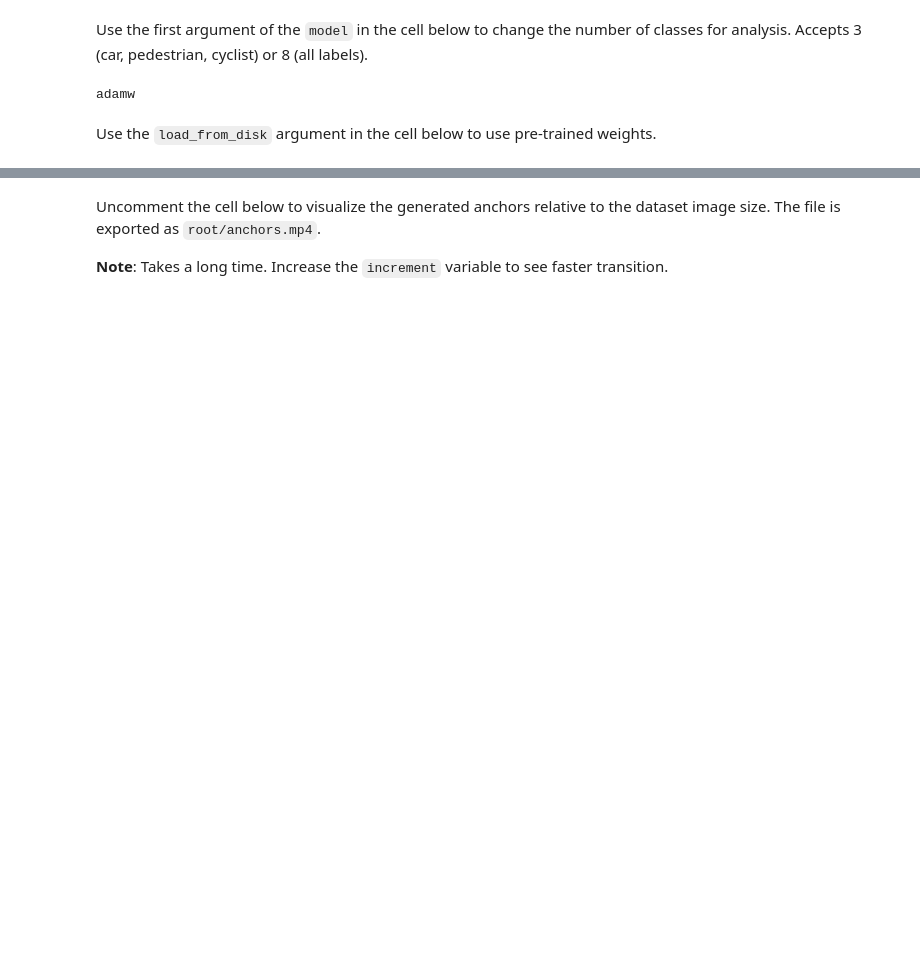
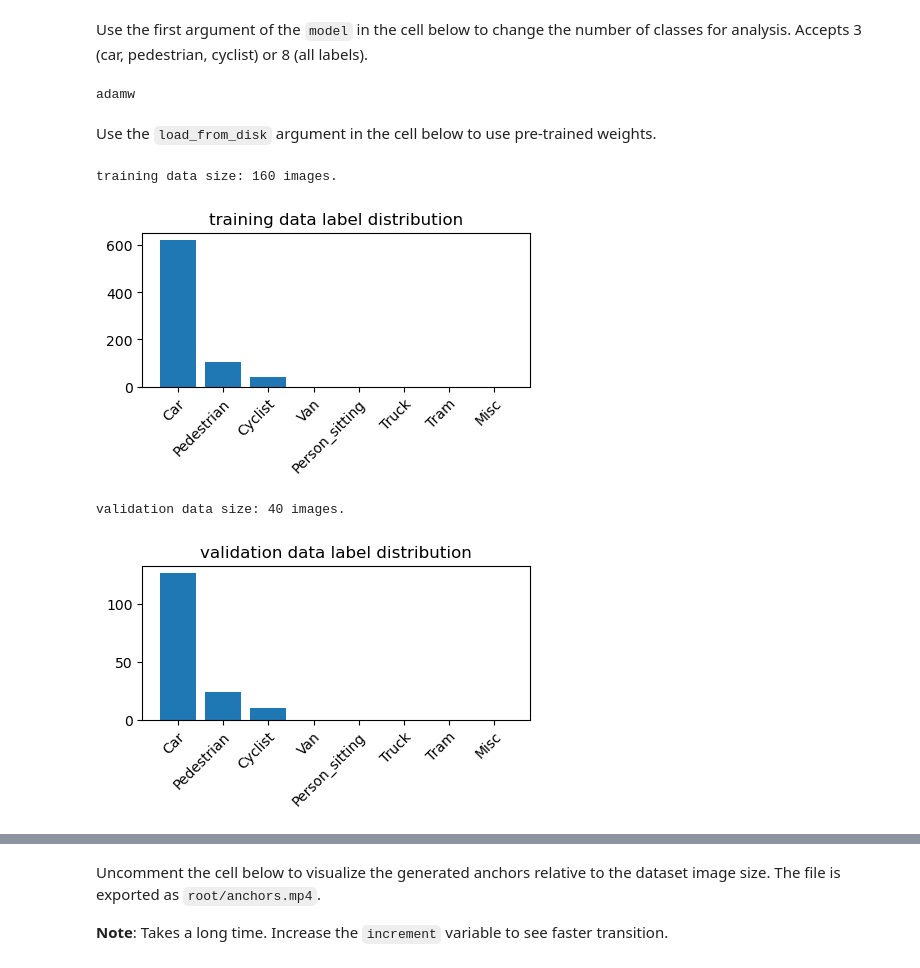
Before and after one commit to ShuvoNewaz/2D-Object-Detection-KITTI, a Jupyter notebook: notebook.ipynb, the cells around one changed output, grey strips where cells are left out. Drawn from its saved outputs; the diff is of its cells as text; code cells hidden in the pictures; blank space fills up the shorter version.

```diff
--- a/notebook.ipynb
+++ b/notebook.ipynb
@@ -35,13 +35,18 @@ adamw
 # %% [markdown]
 Use the `load_from_disk` argument in the cell below to use pre-trained weights.
 # %%
-# runner = Trainer(data_dir="dataset",
-#                  model=model,
-#                  optimizer=optimizer,
-#                  saved_model_dir="saved_models",
-#                  train_data_transforms=get_train_transforms(),
-#                  val_data_transforms=get_val_transforms(),
-#                  batch_size=8,
-#                  inp_size=None,
-#                  load_from_disk=False)
+runner = Trainer(data_dir="dataset",
+                 model=model,
+                 optimizer=optimizer,
+                 saved_model_dir="saved_models",
+                 train_data_transforms=get_train_transforms(),
+                 val_data_transforms=get_val_transforms(),
+                 batch_size=8,
+                 inp_size=None,
+                 load_from_disk=False)
+# %% [output]
+training data size: 160 images.
+[figure, added]
+validation data size: 40 images.
+[figure, added]
 # %%
```
Also changed, not shown: parts of 3 cells of this notebook, 4 other files.
